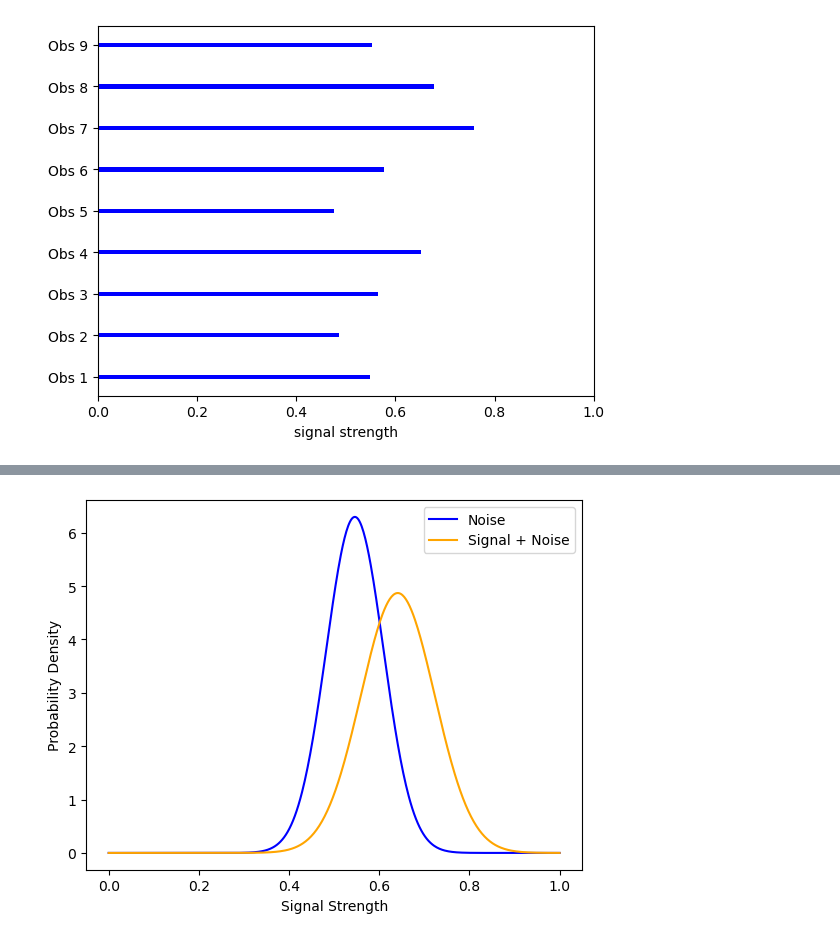
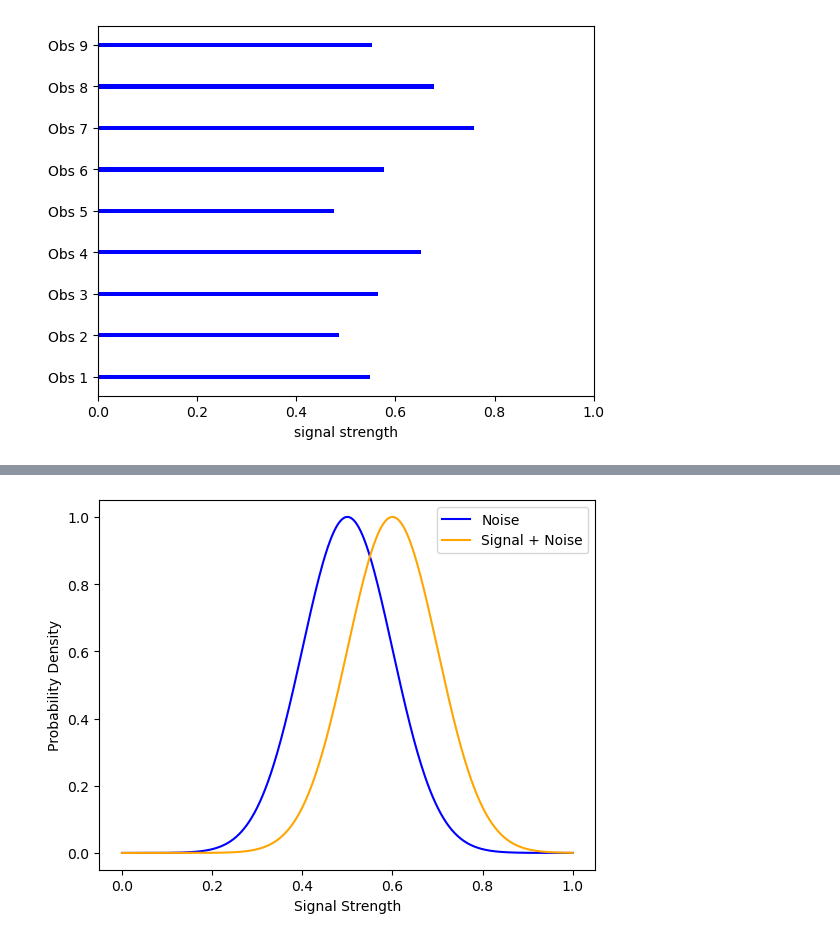
Before and after one commit to psychdatascience/FDS-CourseTwo, a Jupyter notebook: Other/ConfusionMatrix/confusion_matrix.ipynb, the cells around one changed output, grey strips where cells are left out. Drawn from its saved outputs; the diff is of its cells as text; code cells hidden in the pictures.

```diff
--- a/Other/ConfusionMatrix/confusion_matrix.ipynb
+++ b/Other/ConfusionMatrix/confusion_matrix.ipynb
@@ -93,10 +93,15 @@ import numpy as np
 
 import matplotlib.pyplot as plt
 
+std_signal_plus_noise = 0.1
+std_noise = 0.1
+mean_signal_plus_noise = 0.6
+mean_noise = 0.5
+
 # Generate random samples
 np.random.seed(42)  # For reproducibility
-noise = np.random.normal(0.5, 0.1, 5)  # 5 samples from noise distribution
-signal_plus_noise = np.random.normal(0.6, 0.1, 4)  # 4 samples from signal + noise distribution
+noise = np.random.normal(mean_noise, std_noise, 5)  # 5 samples from noise distribution
+signal_plus_noise = np.random.normal(mean_signal_plus_noise,std_signal_plus_noise, 4)  # 4 samples from signal + noise distribution
 
 # Combine the samples
 observations = np.concatenate([noise, signal_plus_noise])
@@ -140,29 +141,28 @@ plt.show()
 # %%
 from scipy.stats import norm
 import numpy as np
 
-# Define the x-axis range
+# Define the x-axis range and normalize the distributions
 x = np.linspace(0, 1, 500)
-
-# Calculate the mean and standard deviation for noise and signal + noise
-mean_noise, std_noise = np.mean(noise), np.std(noise)
-mean_signal_plus_noise, std_signal_plus_noise = np.mean(signal_plus_noise), np.std(signal_plus_noise)
-
-# Compute the PDFs
 pdf_noise = norm.pdf(x, mean_noise, std_noise)
 pdf_signal_plus_noise = norm.pdf(x, mean_signal_plus_noise, std_signal_plus_noise)
+
+# Normalize the PDFs to a height of 1
+pdf_noise /= pdf_noise.max()
+pdf_signal_plus_noise /= pdf_signal_plus_noise.max()
+x = np.linspace(0, 1, 500)
 
 # Plot the smooth distributions
 fig, ax = plt.subplots()
 ax.plot(x, pdf_noise, label='Noise', color='blue')
 ax.plot(x, pdf_signal_plus_noise, label='Signal + Noise', color='orange')
 
 # Add labels, legend, and title
 ax.set_xlabel('Signal Strength')
 ax.set_ylabel('Probability Density')
 ax.legend()
 
 # Display the plot
 plt.show()
 # %% [output]
-[figure, old version]
+[figure, new version]
```
Also changed, not shown: parts of 2 cells of this notebook.
